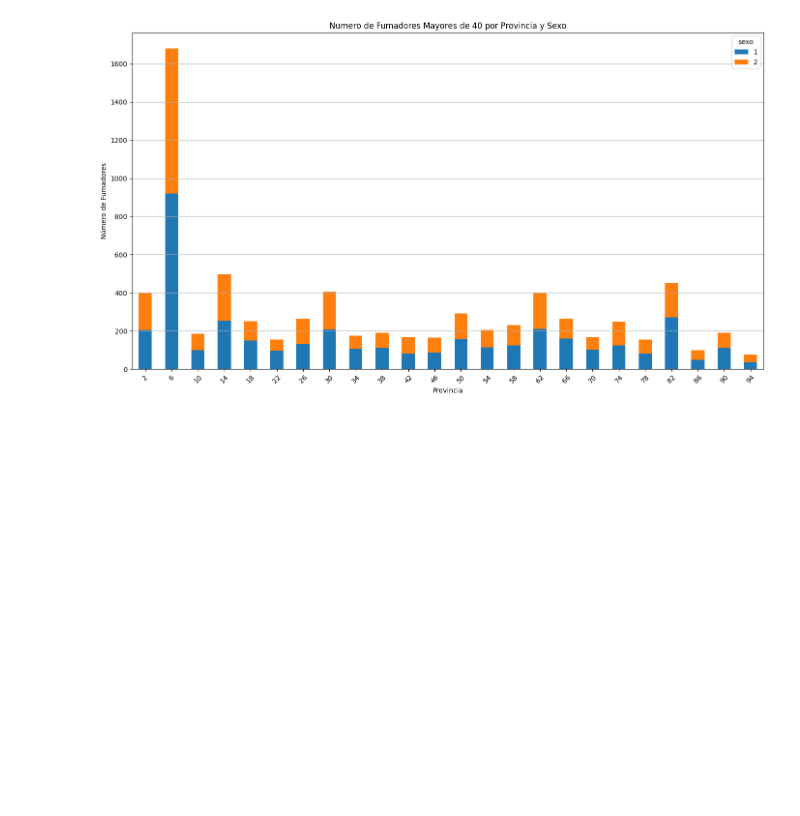
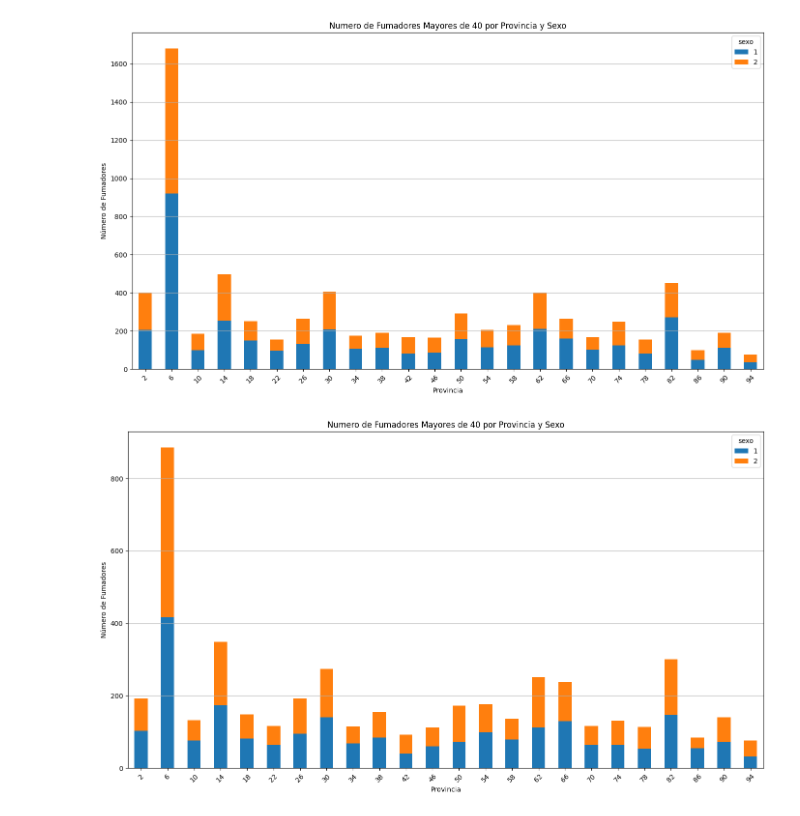
Before and after one commit to Data-Science-YPF/factores_riesgo, a Jupyter notebook: analisisBD.ipynb, the cells around one changed output. Cells and saved outputs as stored; diff of their text form; code cells hidden in the pictures; blank space fills up the shorter version.

```diff
--- a/analisisBD.ipynb
+++ b/analisisBD.ipynb
@@ -646,3 +668,22 @@ plt.tight_layout()
 plt.show()
 # %% [output]
 [figure]
+# %%
+# Ahora busco a los fumadores de entre 18 y 40 años
+menos40fumador = bdfriesgo[(bdfriesgo['edad'] >= 18) & (bdfriesgo['edad'] < 40) & (bdfriesgo['fumado_100_cigarrillos'] == 1)]
+# agrupamos por provincia y sexo y contamos las id
+menos40fumador_agrupado = menos40fumador.groupby(['cod_provincia', 'sexo']).size().reset_index(name='count')
+# pivoteamos la tabla
+pivot_tabla2 = menos40fumador_agrupado.pivot_table(index='cod_provincia', columns='sexo', values='count', fill_value=0)
+# %%
+# graficamos
+pivot_tabla2.plot(kind='bar', figsize=(14, 8), stacked=True)
+plt.title('Numero de Fumadores Mayores de 40 por Provincia y Sexo')
+plt.xlabel('Provincia')
+plt.ylabel('Número de Fumadores')
+plt.xticks(rotation=45)
+plt.grid(axis='y')
+plt.tight_layout()
+plt.show()
+# %% [output]
+[figure, added]
```
Also changed, not shown: parts of 6 cells of this notebook.
